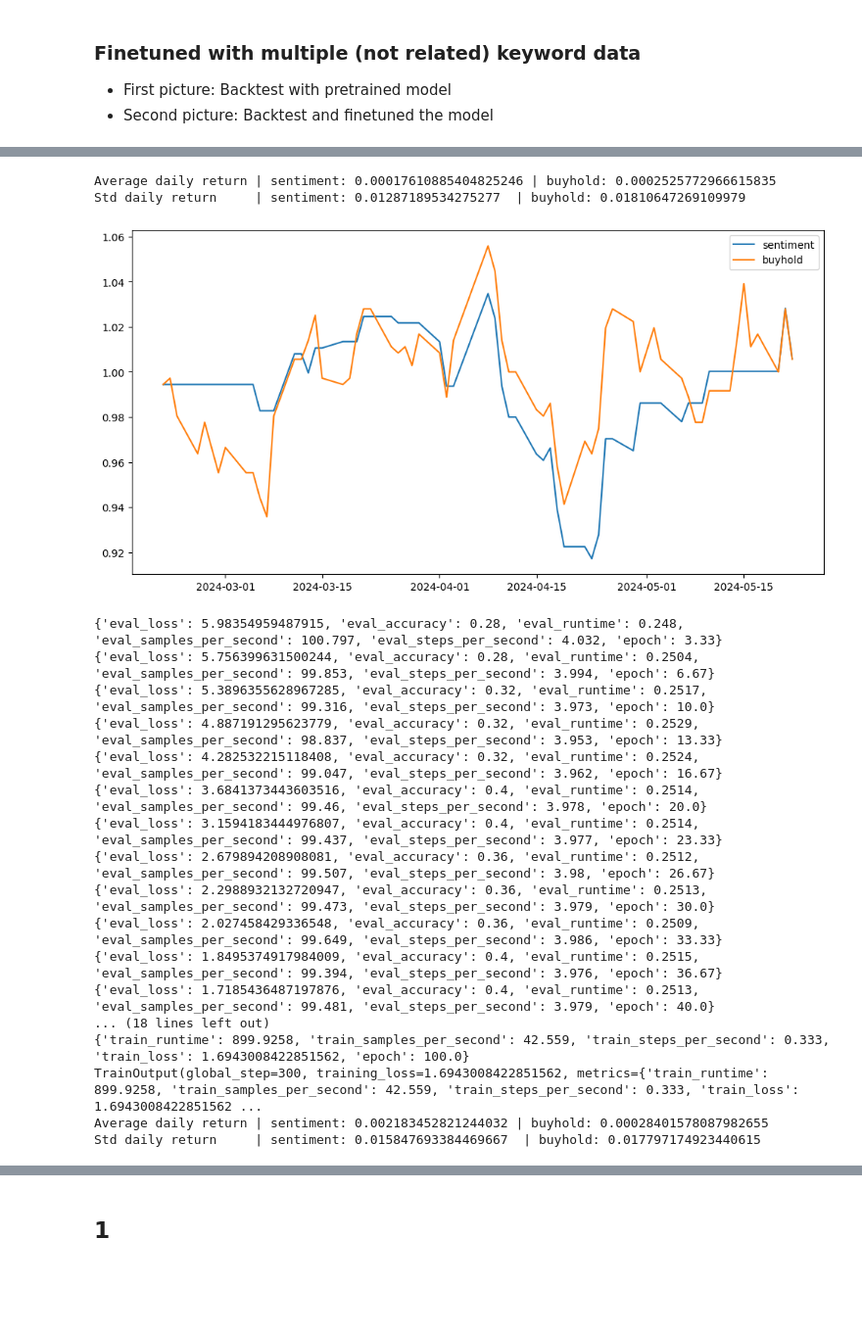
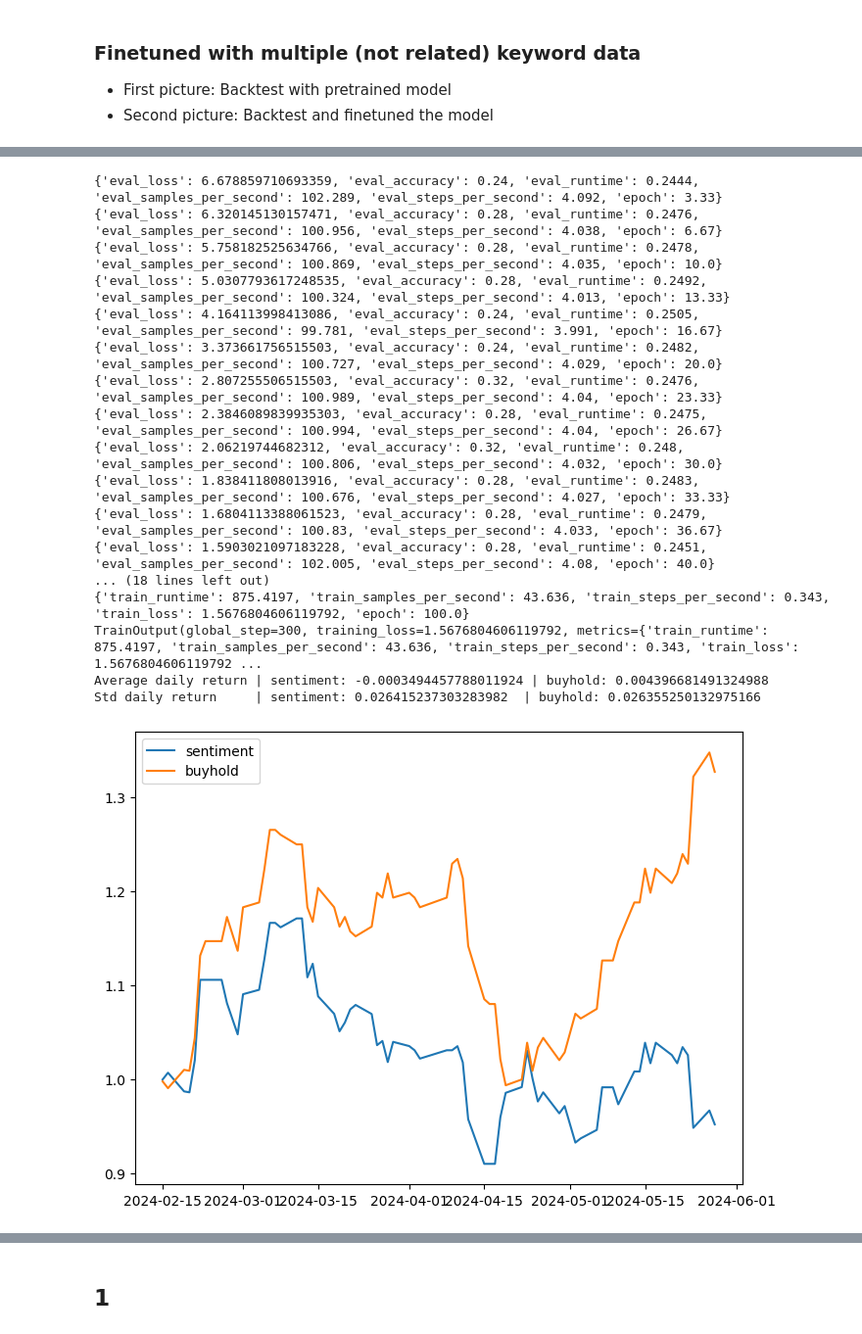
Before and after one commit to KJJHHH/Stocks, a Jupyter notebook: Sentiment/finBert-date.ipynb, the cells around one changed output, grey strips where cells are left out. Shown: that part at 98% size. Drawn from its saved outputs; the diff is of its cells as text; code cells hidden in the pictures; blank space fills up the shorter version.

```diff
--- a/Sentiment/finBert-date.ipynb
+++ b/Sentiment/finBert-date.ipynb
@@ -122,48 +207,46 @@ Std daily return     | sentiment: 0.013823022153413538  | buyhold: 0.01779717492
 # %%
 MEDIA = 'UDN'
-KEYWORD = '友達'
-STOCK = '2409.TW'
+KEYWORD = '聯發科'
+STOCK = '2454.TW'
 DAY_RANGE = '1d'
 content_type = 'Title'
 """
 NOTE:
 - The first file is the target stock
 - Train with target stock data and other stock data
 """
 filename_news = [
     f'data/TW-stock-news-price/date/NEWS_{MEDIA}_{KEYWORD}_EN.json',
     'data/TW-stock-news-price/date/NEWS_UDN_ETF_EN.json'
     ]
 filename_price = [
     f'data/TW-stock-news-price/date/PRICE_{STOCK}_{DAY_RANGE}.pickle',
     'data/TW-stock-news-price/date/PRICE_0050.TW_1d.pickle'
     ]
 filename_log = f'logs/finBert_day_ERROR_{MEDIA}_{KEYWORD}'
 senti = finBert_Sentiment(MEDIA, KEYWORD, STOCK, DAY_RANGE, content_type, filename_news, filename_price, filename_log)
 senti.set_seeds()
 
 all, train, val, test = senti.load_data(text_type = 'title')
-senti.evaluate_with_pretrained()
+# senti.evaluate_with_pretrained()
 result = senti.finetuneFull_score_trade(True)
 # result = senti.finetuneLora_score_trade(True)
 # %% [output]
-Average daily return | sentiment: 0.00017610885404825246 | buyhold: 0.0002525772966615835
-Std daily return     | sentiment: 0.01287189534275277  | buyhold: 0.01810647269109979
+{'eval_loss': 6.678859710693359, 'eval_accuracy': 0.24, 'eval_runtime': 0.2444, 'eval_samples_per_second': 102.289, 'eval_steps_per_second': 4.092, 'epoch': 3.33}
+{'eval_loss': 6.320145130157471, 'eval_accuracy': 0.28, 'eval_runtime': 0.2476, 'eval_samples_per_second': 100.956, 'eval_steps_per_second': 4.038, 'epoch': 6.67}
+{'eval_loss': 5.758182525634766, 'eval_accuracy': 0.28, 'eval_runtime': 0.2478, 'eval_samples_per_second': 100.869, 'eval_steps_per_second': 4.035, 'epoch': 10.0}
+{'eval_loss': 5.0307793617248535, 'eval_accuracy': 0.28, 'eval_runtime': 0.2492, 'eval_samples_per_second': 100.324, 'eval_steps_per_second': 4.013, 'epoch': 13.33}
+{'eval_loss': 4.164113998413086, 'eval_accuracy': 0.24, 'eval_runtime': 0.2505, 'eval_samples_per_second': 99.781, 'eval_steps_per_second': 3.991, 'epoch': 16.67}
+{'eval_loss': 3.373661756515503, 'eval_accuracy': 0.24, 'eval_runtime': 0.2482, 'eval_samples_per_second': 100.727, 'eval_steps_per_second': 4.029, 'epoch': 20.0}
+{'eval_loss': 2.807255506515503, 'eval_accuracy': 0.32, 'eval_runtime': 0.2476, 'eval_samples_per_second': 100.989, 'eval_steps_per_second': 4.04, 'epoch': 23.33}
+{'eval_loss': 2.3846089839935303, 'eval_accuracy': 0.28, 'eval_runtime': 0.2475, 'eval_samples_per_second': 100.994, 'eval_steps_per_second': 4.04, 'epoch': 26.67}
+{'eval_loss': 2.06219744682312, 'eval_accuracy': 0.32, 'eval_runtime': 0.248, 'eval_samples_per_second': 100.806, 'eval_steps_per_second': 4.032, 'epoch': 30.0}
+{'eval_loss': 1.838411808013916, 'eval_accuracy': 0.28, 'eval_runtime': 0.2483, 'eval_samples_per_second': 100.676, 'eval_steps_per_second': 4.027, 'epoch': 33.33}
+{'eval_loss': 1.6804113388061523, 'eval_accuracy': 0.28, 'eval_runtime': 0.2479, 'eval_samples_per_second': 100.83, 'eval_steps_per_second': 4.033, 'epoch': 36.67}
+{'eval_loss': 1.5903021097183228, 'eval_accuracy': 0.28, 'eval_runtime': 0.2451, 'eval_samples_per_second': 102.005, 'eval_steps_per_second': 4.08, 'epoch': 40.0}
+... (18 lines left out)
+{'train_runtime': 875.4197, 'train_samples_per_second': 43.636, 'train_steps_per_second': 0.343, 'train_loss': 1.5676804606119792, 'epoch': 100.0}
+TrainOutput(global_step=300, training_loss=1.5676804606119792, metrics={'train_runtime': 875.4197, 'train_samples_per_second': 43.636, 'train_steps_per_second': 0.343, 'train_loss': 1.5676804606119792 ...
+Average daily return | sentiment: -0.0003494457788011924 | buyhold: 0.004396681491324988
+Std daily return     | sentiment: 0.026415237303283982  | buyhold: 0.026355250132975166
-[figure, old version]
+[figure, new version]
-{'eval_loss': 5.98354959487915, 'eval_accuracy': 0.28, 'eval_runtime': 0.248, 'eval_samples_per_second': 100.797, 'eval_steps_per_second': 4.032, 'epoch': 3.33}
-{'eval_loss': 5.756399631500244, 'eval_accuracy': 0.28, 'eval_runtime': 0.2504, 'eval_samples_per_second': 99.853, 'eval_steps_per_second': 3.994, 'epoch': 6.67}
-{'eval_loss': 5.3896355628967285, 'eval_accuracy': 0.32, 'eval_runtime': 0.2517, 'eval_samples_per_second': 99.316, 'eval_steps_per_second': 3.973, 'epoch': 10.0}
-{'eval_loss': 4.887191295623779, 'eval_accuracy': 0.32, 'eval_runtime': 0.2529, 'eval_samples_per_second': 98.837, 'eval_steps_per_second': 3.953, 'epoch': 13.33}
-{'eval_loss': 4.282532215118408, 'eval_accuracy': 0.32, 'eval_runtime': 0.2524, 'eval_samples_per_second': 99.047, 'eval_steps_per_second': 3.962, 'epoch': 16.67}
-{'eval_loss': 3.6841373443603516, 'eval_accuracy': 0.4, 'eval_runtime': 0.2514, 'eval_samples_per_second': 99.46, 'eval_steps_per_second': 3.978, 'epoch': 20.0}
-{'eval_loss': 3.1594183444976807, 'eval_accuracy': 0.4, 'eval_runtime': 0.2514, 'eval_samples_per_second': 99.437, 'eval_steps_per_second': 3.977, 'epoch': 23.33}
-{'eval_loss': 2.679894208908081, 'eval_accuracy': 0.36, 'eval_runtime': 0.2512, 'eval_samples_per_second': 99.507, 'eval_steps_per_second': 3.98, 'epoch': 26.67}
-{'eval_loss': 2.2988932132720947, 'eval_accuracy': 0.36, 'eval_runtime': 0.2513, 'eval_samples_per_second': 99.473, 'eval_steps_per_second': 3.979, 'epoch': 30.0}
-{'eval_loss': 2.027458429336548, 'eval_accuracy': 0.36, 'eval_runtime': 0.2509, 'eval_samples_per_second': 99.649, 'eval_steps_per_second': 3.986, 'epoch': 33.33}
-{'eval_loss': 1.8495374917984009, 'eval_accuracy': 0.4, 'eval_runtime': 0.2515, 'eval_samples_per_second': 99.394, 'eval_steps_per_second': 3.976, 'epoch': 36.67}
-{'eval_loss': 1.7185436487197876, 'eval_accuracy': 0.4, 'eval_runtime': 0.2513, 'eval_samples_per_second': 99.481, 'eval_steps_per_second': 3.979, 'epoch': 40.0}
-... (18 lines left out)
-{'train_runtime': 899.9258, 'train_samples_per_second': 42.559, 'train_steps_per_second': 0.333, 'train_loss': 1.6943008422851562, 'epoch': 100.0}
-TrainOutput(global_step=300, training_loss=1.6943008422851562, metrics={'train_runtime': 899.9258, 'train_samples_per_second': 42.559, 'train_steps_per_second': 0.333, 'train_loss': 1.6943008422851562 ...
-Average daily return | sentiment: 0.002183452821244032 | buyhold: 0.00028401578087982655
-Std daily return     | sentiment: 0.015847693384469667  | buyhold: 0.017797174923440615
```
Also changed, not shown: parts of 20 cells of this notebook, 18 other files.
